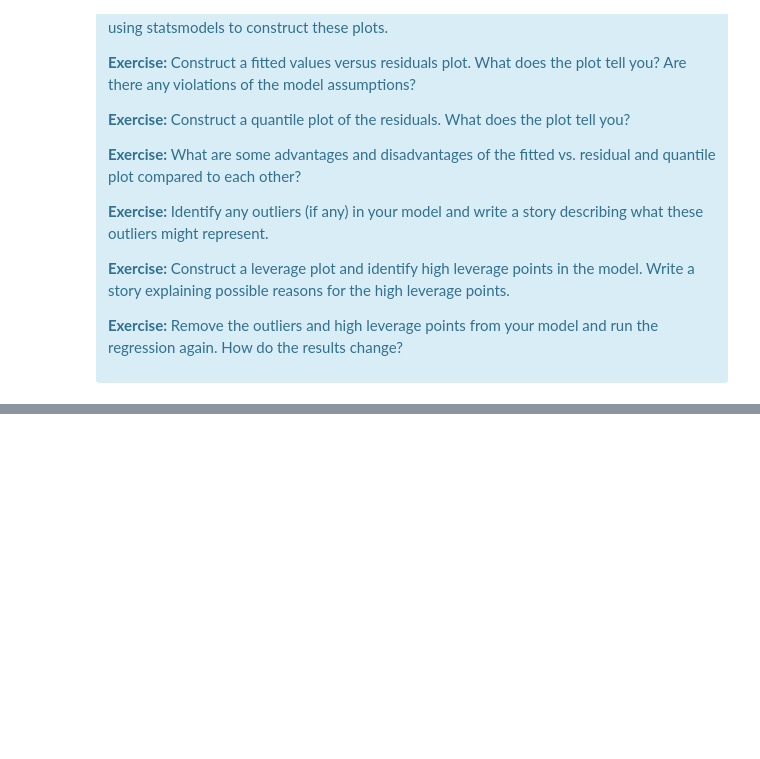
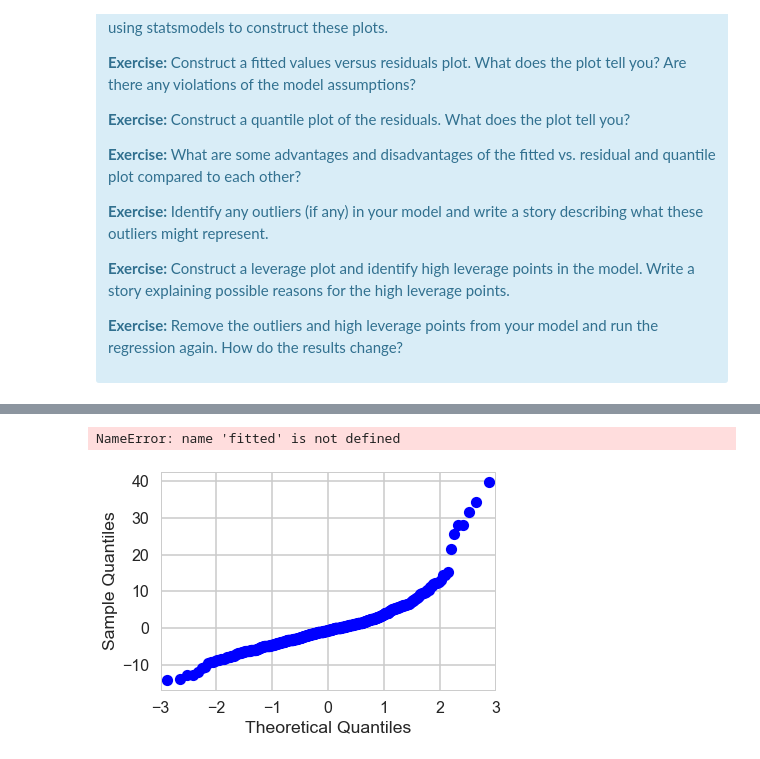
Before and after one commit to Zonk3/Springboard, a Jupyter notebook: Mini_Project_Linear_Regression.ipynb, the cells around one changed output, grey strips where cells are left out. Cells and saved outputs as stored; diff of their text form; code cells hidden in the pictures; blank space fills up the shorter version.

```diff
--- a/Mini_Project_Linear_Regression.ipynb
+++ b/Mini_Project_Linear_Regression.ipynb
@@ -764,0 +902,11 @@ There are some other issues that are important investigate with linear regressio
+# %%
+#attempt at a different fitted vs residuals-  in progress
+model = sm.ols(formula='Gas ~ Temp', data=whiteside, subset = whiteside['Insul']=="Before")
+fitted = model.fit()
+print fitted.summary()
+# %% [output]
+NameError: name 'fitted' is not defined
+# %%
+fig = sm.qqplot(y)
+# %% [output]
+[figure, added]
```
Also changed, not shown: parts of 25 cells of this notebook.
